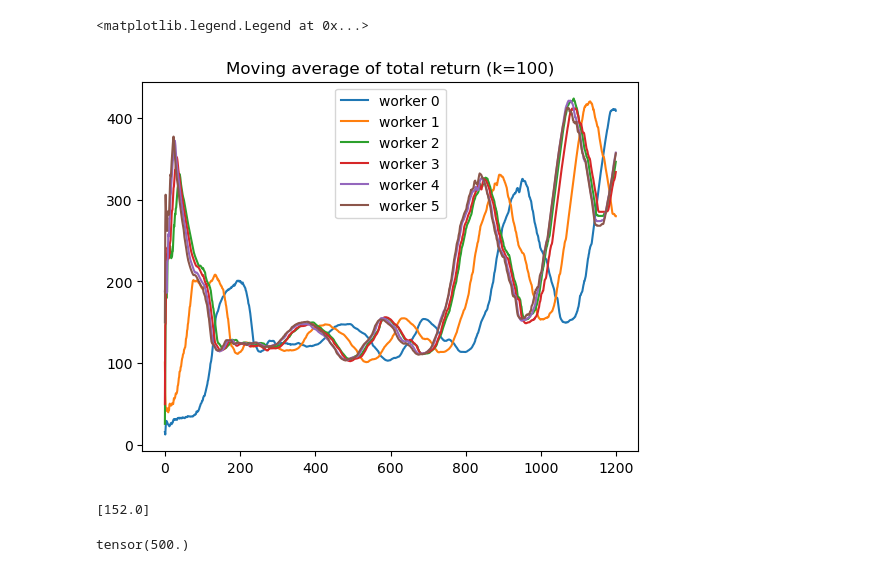
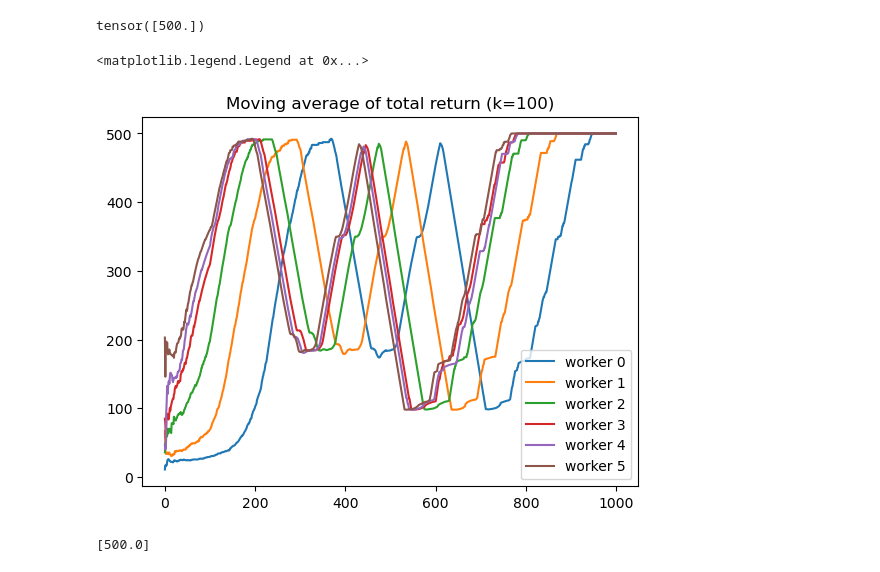
Before and after one commit to jimtoledo/reinforcement-learning, a Jupyter notebook: a3c.ipynb, the cells around one changed output. Cells and saved outputs as stored; diff of their text form; code cells hidden in the pictures.

```diff
--- a/a3c.ipynb
+++ b/a3c.ipynb
@@ -64,18 +132,21 @@ https://arxiv.org/pdf/1602.01783.pdf
 # %%
 import pickle
 res = {}
-with open('../a3c.results', 'rb') as file:
+with open('a3c.results', 'rb') as file:
     res = pickle.load(file)
+# %%
+res['best_moving_avg_return']
+# %% [output]
+tensor([500.])
 # %%
-episode_returns = res[0]
+episode_returns = res['episode_returns']
 for rank, returns_tensor in enumerate(episode_returns):
-    returns = returns_tensor.numpy()
-    plt.plot(range(len(returns)), [np.mean(returns[max(0,x-100):x+1]) for x in range(len(returns))], label=f'worker {rank}')
+    plt.plot(range(len(returns_tensor)), [returns_tensor[max(0,x-100):x+1].mean() for x in range(len(returns_tensor))], label=f'worker {rank}')
 plt.title('Moving average of total return (k=100)')
 plt.legend()
 # %% [output]
 <matplotlib.legend.Legend at 0x...>
-[figure, old version]
+[figure, new version]
 # %%
 def run_discrete_policy_model(env, model, gamma=1.0, num_episodes=1, stochastic=True):
     ep_returns = []
@@ -96,12 +167,8 @@ def run_discrete_policy_model(env, model, gamma=1.0, num_episodes=1, stochastic=
     return ep_returns
 
 env = gym.make('CartPole-v1', render_mode='human')
-run_discrete_policy_model(env, res[1], num_episodes=1, stochastic=True)
+run_discrete_policy_model(env, res['best_model'], num_episodes=1, stochastic=True)
 # %% [output]
-[152.0]
+[500.0]
-# %%
-episode_returns.max()
-# %% [output]
-tensor(500.)
 # %%
 env.close()
```
Also changed, not shown: parts of 4 cells of this notebook, 2 other files.
